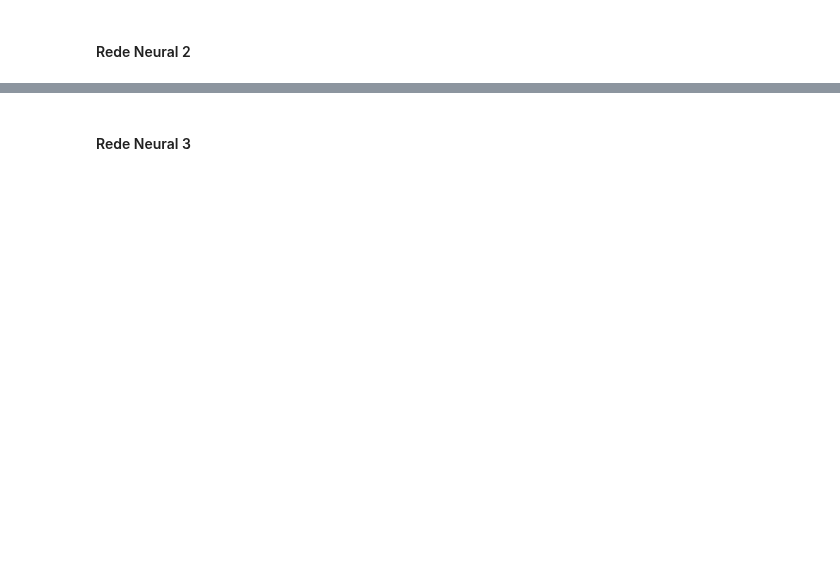
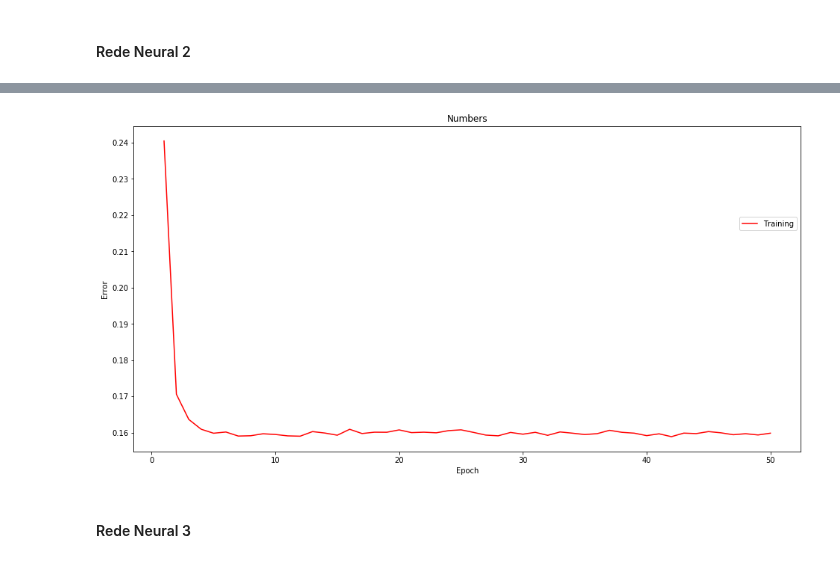
Before and after one commit to matheus-praxedes/Deep-learning, a Jupyter notebook: src/list_2.ipynb, the cells around one changed output, grey strips where cells are left out. Saved outputs shown, nothing was run; the diff lists cells and outputs as text; code cells hidden in the pictures; blank space fills up the shorter version.

Commit message:
New networks created

```diff
--- a/src/list_2.ipynb
+++ b/src/list_2.ipynb
@@ -60,2 +82,6 @@ plot_graph(data_1, "Numbers", "Epoch", "Error", figsizex = 16, figsizey = 8)
 # %% [markdown]
 #### Rede Neural 2
+# %%
+net_2 = NeuralNetwork(dim_x*dim_y ,[10], [tanh_func])
+data_2 = net_2.fit(dataset, "mini-batch", 50, learning_rate = 0.1, type = "class", mini_batch_size = 60,
+                   tvt_ratio = [len(norm_input_train), 0, len(norm_input_test)], print_info = True)
@@ -62,2 +106,6 @@ plot_graph(data_1, "Numbers", "Epoch", "Error", figsizex = 16, figsizey = 8)
+# %%
+plot_graph(data_2, "Numbers", "Epoch", "Error", figsizex = 16, figsizey = 8)
+# %% [output]
+[figure, added]
 # %% [markdown]
 #### Rede Neural 3
```
Also changed, not shown: parts of 27 cells of this notebook, 1 other file.
